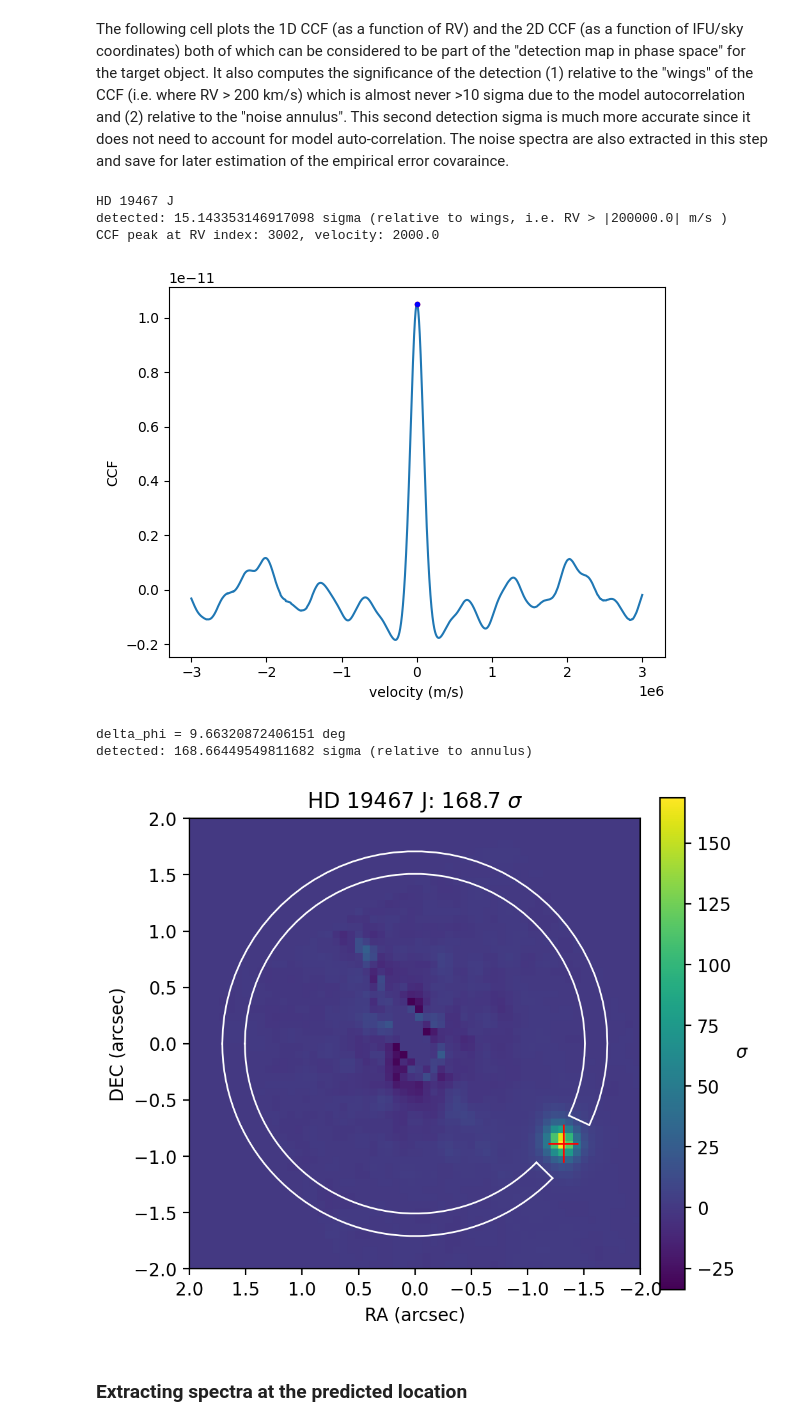
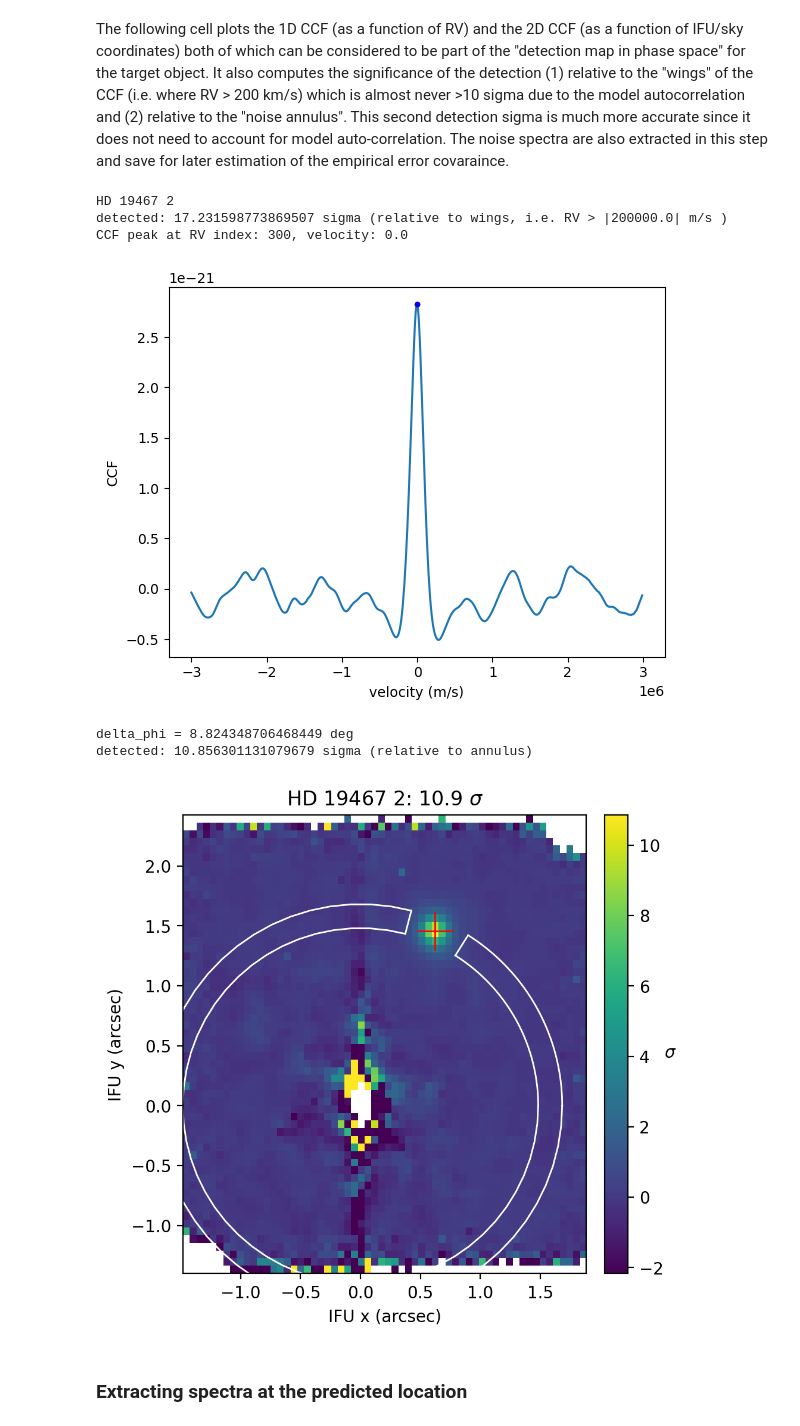
Before and after one commit to jruffio/breads, a Jupyter notebook: docs/source/tutorials/jwst/3_analyzing_data_products_CCF_covariance.ipynb, the cells around one changed output. Drawn from its saved outputs; the diff is of its cells as text; code cells hidden in the pictures.

````diff
--- a/docs/source/tutorials/jwst/3_analyzing_data_products_CCF_covariance.ipynb
+++ b/docs/source/tutorials/jwst/3_analyzing_data_products_CCF_covariance.ipynb
@@ -8,8 +8,8 @@
 **This cell must be modified!** Specify the directory where you previously stored the data products. We will analyze the final combined sequence with ```JOINT=True```, although you can set it to False to analyze the individual sequences.
 # %%
 base_path = '/astro/epsig/tutorial/'
-
-JOINT = True
+numthreads=4
+JOINT = False
 # %% [markdown]
 The first step is to load the continuum subtracted data cubes produced by ```build_cube``` and stored in the ```outputs``` subdirectory. The ```hdu2vals``` helper function is used to unpack the fits files and store the ```flux```,```err```,```ra```,```dec```, and ```wave``` arrays into a dictionary indexed by ```target``` and ```detector``` keywords for easy iteration over multiple different sequences, detectors, and targets. Most analysis in this script will iterate over the ```target_list``` iterable which will need to be customized. (Note: The ```JOINT=True``` analysis saves outputs under the first ```seq_num``` in a sequence of multiple sequence nubmers.)
 # %%
@@ -34,9 +34,11 @@ def hdu2vals(hdu):
 if JOINT:
     seq_nums = {'HD 19467 J' : '012'}
 else:
-    seq_nums = {'HD 19467 1' : '012',
-                'HD 19467 2' : '013',
-                'HD 19467 3' : '014'}
+    seq_nums = {'HD 19467 2' : '013'} # for testing
+    # seq_nums = {'HD 19467 1' : '012', # if running the full analysis.
+    #             'HD 19467 2' : '013',
+    #             'HD 19467 3' : '014'}
+
 
 outs = {}
 target_list = list(seq_nums.keys())
@@ -141,7 +143,7 @@ N = 60
 mys = range(0,N)
 mxs = range(0,N)
 op = np.array(np.meshgrid(mys,mxs)).T.reshape(-1,2)
-rvs = np.arange(-3000,3000,1)*1e3 # RV range is +/-3000 km/s -> +/- 3e6 m/s
+rvs = np.arange(-3000,3000,10)*1e3 # RV range is +/-3000 km/s -> +/- 3e6 m/s
 zero_rv_index = len(rvs)//2
 
 def MJy_2_Wm2um(w,f):
@@ -154,13 +156,14 @@ def _ccf_task(params):
     rprint('{},{}'.format(my,mx))
 
     spec = MJy_2_Wm2um(w,d[:,my,mx])
+    spec_err = MJy_2_Wm2um(w,e[:,my,mx])
 
     ccfs = []
     for rv in rvs:
         rvf = (1 + rv/const.c.value)
         rv_wvs = w*rvf
         synflux = np.interp(rv_wvs,mrgi.wavelength,hpf)
-        ccf = np.nansum(spec*synflux)
+        ccf = np.nansum(spec*synflux/spec_err**2)/np.nansum(synflux**2/spec_err**2)
         ccfs.append(ccf)
     return ccfs
 
@@ -181,7 +184,7 @@ for target in target_list:
     hpf,_ = filter_spec_with_spline(mrgi.wavelength,f,x_nodes=wv_nodes_dict['all'])
 
     ##### compute CCF (w, d, hpf) _{ my, mx } #####
-    with Pool() as pool:
+    with Pool(processes=numthreads) as pool:
         mapout = pool.map(_ccf_task,op)
     print('')
     all_ccfs = np.ones((N,N,len(rvs)))*np.nan
@@ -290,7 +296,7 @@ for target in target_list[:]:
     lr = np.where(rvs < -cutv)[0][-1]
     rr = np.where(rvs > cutv)[0][0]
     #print(lr,rr)
-    std = np.std(np.concatenate([all_ccfs[my,mx,:lr],all_ccfs[my,mx,rr:]]))
+    std = np.nanstd(np.concatenate([all_ccfs[my,mx,:lr],all_ccfs[my,mx,rr:]]))
     det_sig1 = all_ccfs[my,mx,zero_rv_index]/std
     print(r'detected: {} sigma (relative to wings, i.e. RV > |{}| m/s )'.format(det_sig1, cutv))
 
@@ -323,7 +329,7 @@ for target in target_list[:]:
     annulus = np.logical_and((star_radius < outer),(star_radius > inner))
     PA_slice = np.logical_not(np.logical_and((star_PA > phi0),(star_PA < phi1)))
     cut_annulus = np.logical_and(annulus,PA_slice)
-    annular_std = np.std(all_ccfs[cut_annulus,zero_rv_index])
+    annular_std = np.nanstd(all_ccfs[cut_annulus,zero_rv_index])
 
     det_sig2 = all_ccfs[my,mx,zero_rv_index]/annular_std
     det_sigs[target] = det_sig2
@@ -339,40 +345,40 @@ for target in target_list[:]:
 
     plt.figure(figsize=(5,5),dpi=200)
     annular_anti_slice(inner,outer,phi0,phi1,color='w')
 
     plt.imshow(all_ccfs[:,:,zero_rv_index]/annular_std,
                origin='lower',
                vmin=-det_sig2/5.,vmax=det_sig2,
                extent=[dramin, dramax, ddecmin, ddecmax],
                aspect='equal')
     plt.xlim([dramin, dramax])
     plt.ylim([ddecmin, ddecmax])
     #plt.plot(ra[my,mx], dec[my,mx],'r*',markersize=1)
     cbar = plt.colorbar(fraction=0.05, pad=0.04)
     cbar.set_label(r'$\sigma$',rotation=0)
 
     if JOINT:
         plt.errorbar(skyra,skydec,xerr=skyra_err*10,yerr=skydec_err*10,color='r',markersize=2,linewidth=1)
         plt.xlabel('RA (arcsec)')
         plt.ylabel('DEC (arcsec)')
         plt.xlim([dramax,dramin])
     else:
         plt.errorbar(meanX,meanY,xerr=stdX*10,yerr=stdY*10,color='r',markersize=2,linewidth=1)
         plt.xlabel('IFU x (arcsec)')
         plt.ylabel('IFU y (arcsec)')
     plt.title(r'{}: {} $\sigma$'.format(target,np.round(det_sig2,1)))
     plt.show()
 
 np.save(base_path+'det_sigs.npy',det_sigs)
 np.save(base_path+'best_RVs.npy',best_RVs)
 # %% [output]
-HD 19467 J
-detected: 15.143353146917098 sigma (relative to wings, i.e. RV > |200000.0| m/s )
-CCF peak at RV index: 3002, velocity: 2000.0
+HD 19467 2
+detected: 17.231598773869507 sigma (relative to wings, i.e. RV > |200000.0| m/s )
+CCF peak at RV index: 300, velocity: 0.0
-[figure, old version]
+[figure, new version]
-delta_phi = 9.66320872406151 deg
-detected: 168.66449549811682 sigma (relative to annulus)
+delta_phi = 8.824348706468449 deg
+detected: 10.856301131079679 sigma (relative to annulus)
-[figure, old version]
+[figure, new version]
 # %% [markdown]
 ### Extracting spectra at the predicted location
 # %% [markdown]
````
Also changed, not shown: parts of 3 cells of this notebook, 2 other files.
